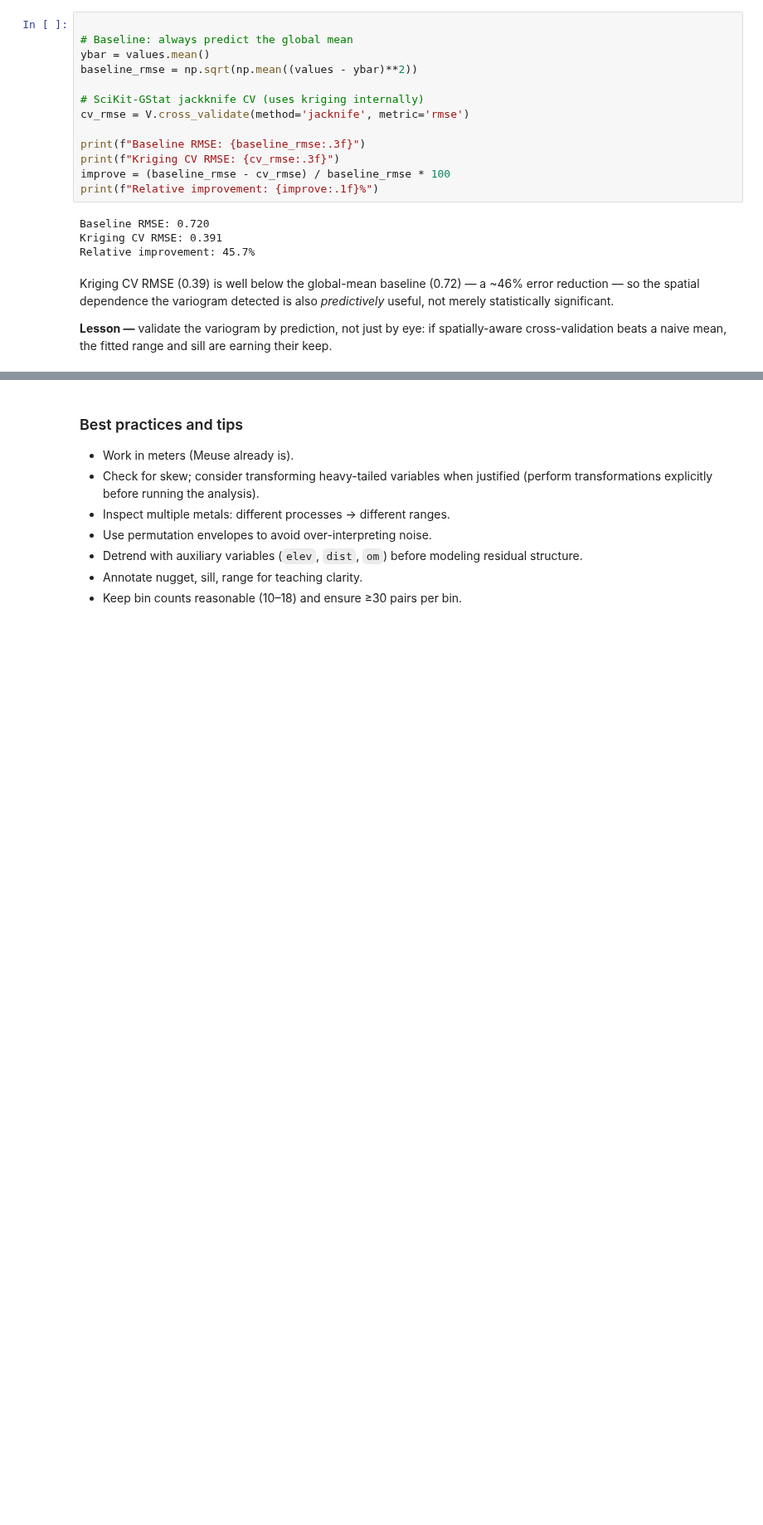
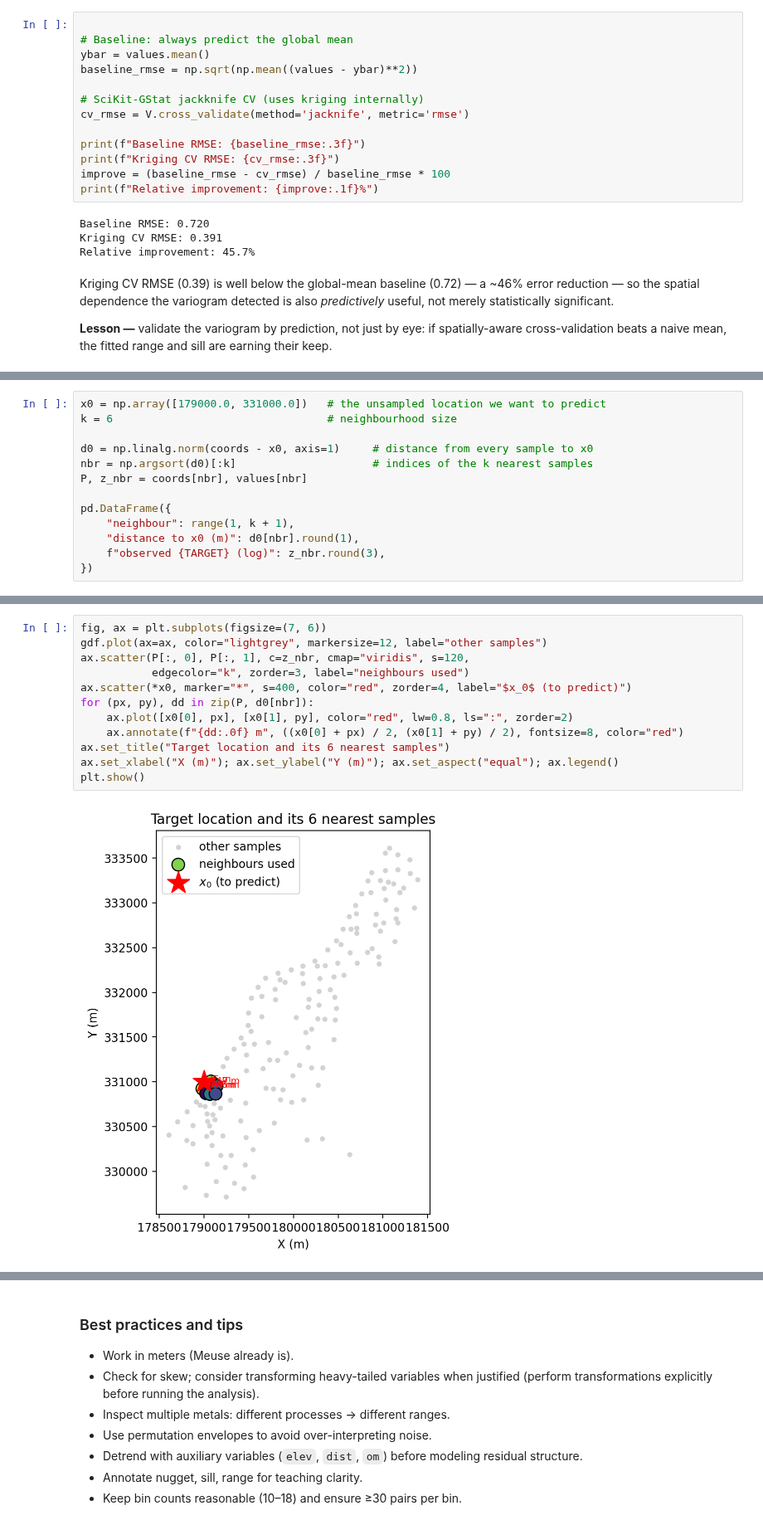
Before and after one commit to rschifan/spatial-unito-26, a Jupyter notebook: notebooks/02b_variograms.ipynb, the cells around one changed output, grey strips where cells are left out. Shown at 83% size. Cells and saved outputs as stored; diff of their text form; blank space fills up the shorter version.

```diff
--- a/notebooks/02b_variograms.ipynb
+++ b/notebooks/02b_variograms.ipynb
@@ -463,0 +509,13 @@ plt.show()
+# %%
+x0 = np.array([179000.0, 331000.0])   # the unsampled location we want to predict
+k = 6                                 # neighbourhood size
+
+d0 = np.linalg.norm(coords - x0, axis=1)     # distance from every sample to x0
+nbr = np.argsort(d0)[:k]                     # indices of the k nearest samples
+P, z_nbr = coords[nbr], values[nbr]
+
+pd.DataFrame({
+    "neighbour": range(1, k + 1),
+    "distance to x0 (m)": d0[nbr].round(1),
+    f"observed {TARGET} (log)": z_nbr.round(3),
+})
@@ -463,0 +530,14 @@ plt.show()
+# %%
+fig, ax = plt.subplots(figsize=(7, 6))
+gdf.plot(ax=ax, color="lightgrey", markersize=12, label="other samples")
+ax.scatter(P[:, 0], P[:, 1], c=z_nbr, cmap="viridis", s=120,
+           edgecolor="k", zorder=3, label="neighbours used")
+ax.scatter(*x0, marker="*", s=400, color="red", zorder=4, label="$x_0$ (to predict)")
+for (px, py), dd in zip(P, d0[nbr]):
+    ax.plot([x0[0], px], [x0[1], py], color="red", lw=0.8, ls=":", zorder=2)
+    ax.annotate(f"{dd:.0f} m", ((x0[0] + px) / 2, (x0[1] + py) / 2), fontsize=8, color="red")
+ax.set_title("Target location and its 6 nearest samples")
+ax.set_xlabel("X (m)"); ax.set_ylabel("Y (m)"); ax.set_aspect("equal"); ax.legend()
+plt.show()
+# %% [output]
+[figure, added]
```
Also changed, not shown: parts of 41 cells of this notebook, 1 other file.
